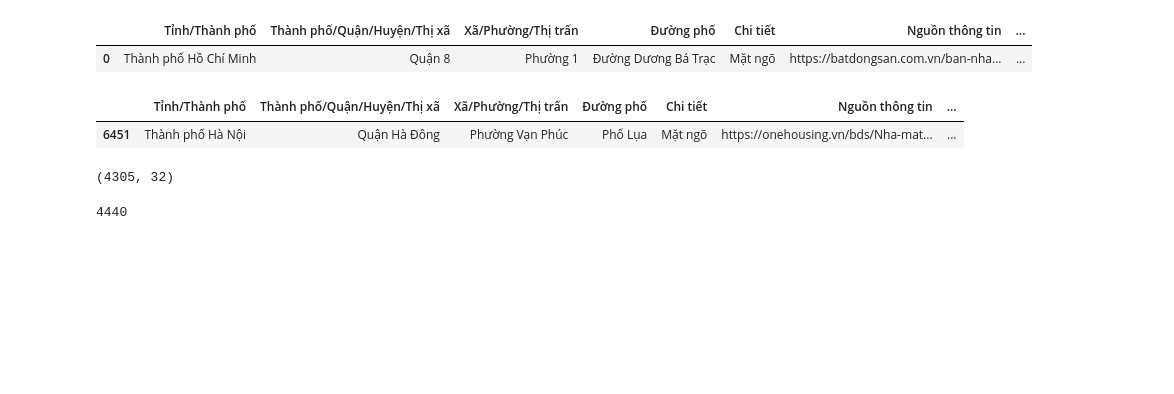
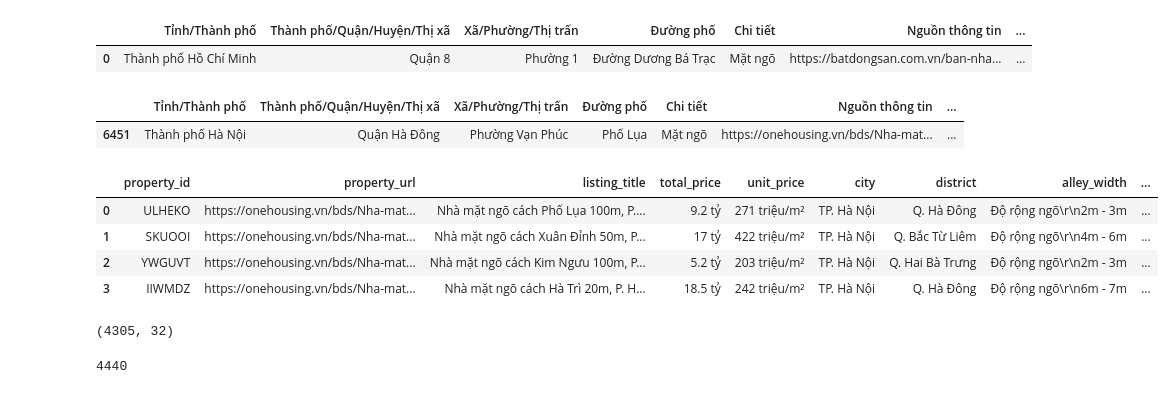
Before and after one commit to PhamMaiLinh-2403/estates-app, a Jupyter notebook: test.ipynb, the cells around one changed output. Saved outputs shown, nothing was run; the diff lists cells and outputs as text; code cells hidden in the pictures; blank space fills up the shorter version.

```diff
--- a/test.ipynb
+++ b/test.ipynb
@@ -510,6 +528,14 @@ onehousing.head(1)
 # %% [output]
 |  | Tỉnh/Thành phố | Thành phố/Quận/Huyện/Thị xã | Xã/Phường/Thị trấn | Đường phố | Chi tiết | Nguồn thông tin | ... |
 | 6451 | Thành phố Hà Nội | Quận Hà Đông | Phường Vạn Phúc | Phố Lụa | Mặt ngõ | https://onehousing.vn/bds/Nha-mat... | ... |
+# %%
+onehousing_raw.head(4)
+# %% [output]
+|  | property_id | property_url | listing_title | total_price | unit_price | city | district | alley_width | ... |
+| 0 | ULHEKO | https://onehousing.vn/bds/Nha-mat... | Nhà mặt ngõ cách Phố Lụa 100m, P.... | 9.2 tỷ | 271 triệu/m² | TP. Hà Nội | Q. Hà Đông | Độ rộng ngõ\r\n2m - 3m | ... |
+| 1 | SKUOOI | https://onehousing.vn/bds/Nha-mat... | Nhà mặt ngõ cách Xuân Đỉnh 50m, P... | 17 tỷ | 422 triệu/m² | TP. Hà Nội | Q. Bắc Từ Liêm | Độ rộng ngõ\r\n4m - 6m | ... |
+| 2 | YWGUVT | https://onehousing.vn/bds/Nha-mat... | Nhà mặt ngõ cách Kim Ngưu 100m, P... | 5.2 tỷ | 203 triệu/m² | TP. Hà Nội | Q. Hai Bà Trưng | Độ rộng ngõ\r\n2m - 3m | ... |
+| 3 | IIWMDZ | https://onehousing.vn/bds/Nha-mat... | Nhà mặt ngõ cách Hà Trì 20m, P. H... | 18.5 tỷ | 242 triệu/m² | TP. Hà Nội | Q. Hà Đông | Độ rộng ngõ\r\n6m - 7m | ... |
 # %%
 onehousing.shape
 # %% [output]
```
Also changed, not shown: parts of 2 cells of this notebook, 4 other files.
